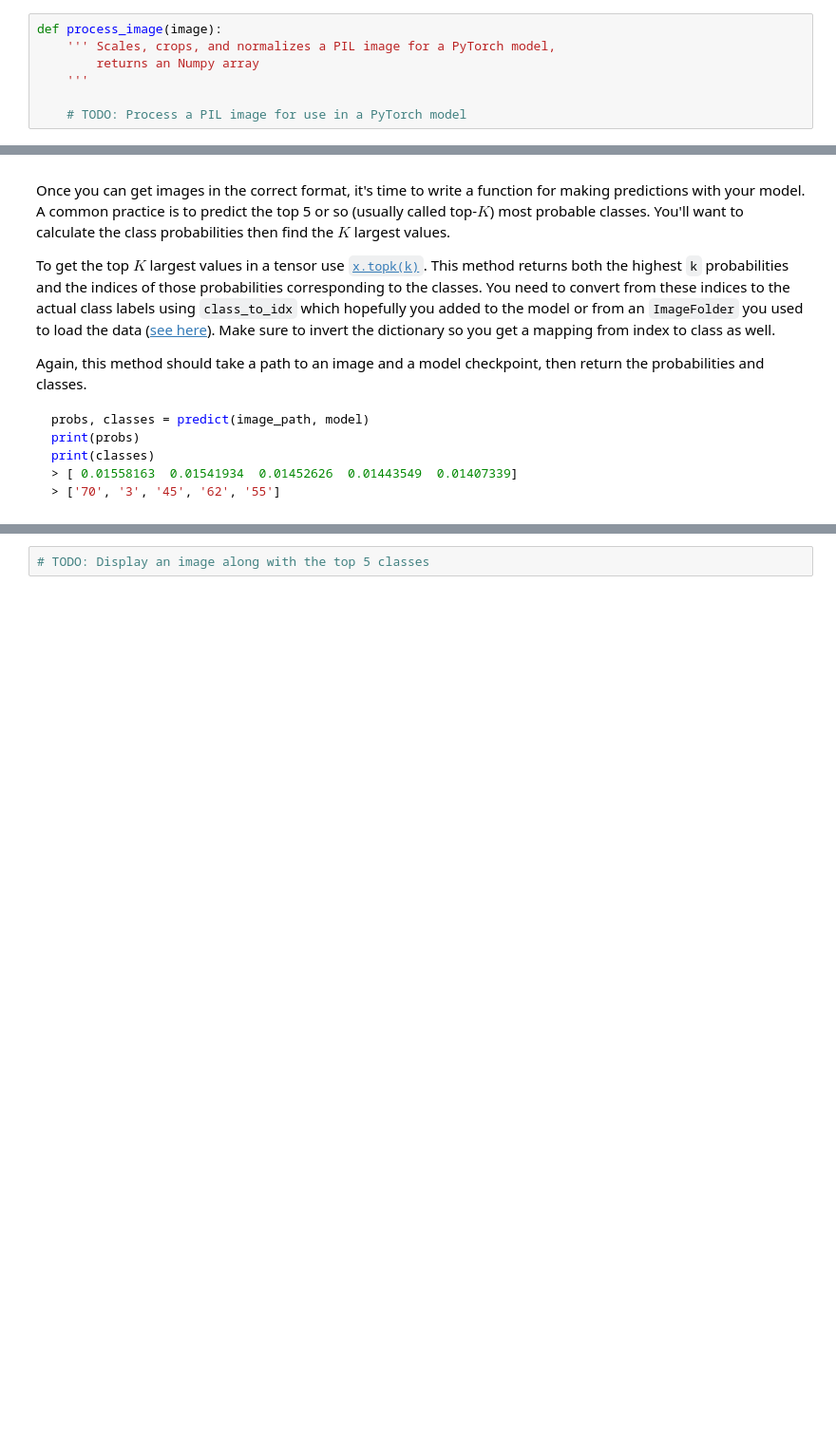
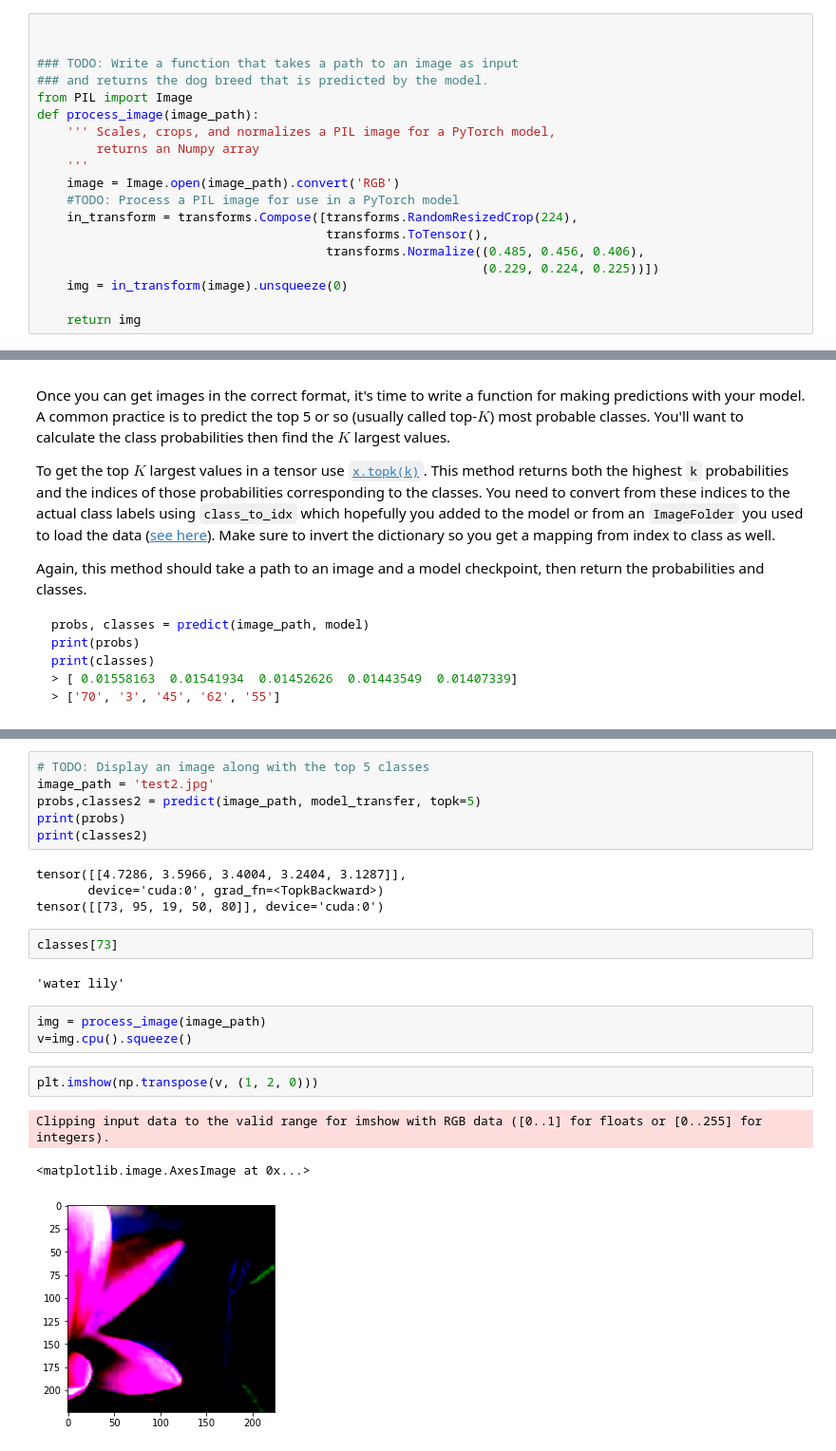
Before and after one commit to Pareshdandane/Deep_learning_Flower_Classifier, a Jupyter notebook: Image Classifier Project.ipynb, the cells around one changed output, grey strips where cells are left out. Shown at 95% size. Drawn from its saved outputs; the diff is of its cells as text; blank space fills up the shorter version.

Commit message:
prepocessing image function , predict functin added

```diff
--- a/Image Classifier Project.ipynb
+++ b/Image Classifier Project.ipynb
@@ -431,13 +434,25 @@ Color channels of images are typically encoded as integers 0-255, but the model
 As before, the network expects the images to be normalized in a specific way. For the means, it's `[0.485, 0.456, 0.406]` and for the standard deviations `[0.229, 0.224, 0.225]`. You'll want to subtract the means from each color channel, then divide by the standard deviation.
 
 And finally, PyTorch expects the color channel to be the first dimension but it's the third dimension in the PIL image and Numpy array. You can reorder dimensions using [`ndarray.transpose`](https://docs.scipy.org/doc/numpy-1.13.0/reference/generated/numpy.ndarray.transpose.html). The color channel needs to be first and retain the order of the other two dimensions.
-# %%
-def process_image(image):
-    ''' Scales, crops, and normalizes a PIL image for a PyTorch model,
-        returns an Numpy array
-    '''
-
-    # TODO: Process a PIL image for use in a PyTorch model
+# %%
+
+
+### TODO: Write a function that takes a path to an image as input
+### and returns the dog breed that is predicted by the model.
+from PIL import Image
+def process_image(image_path):
+    ''' Scales, crops, and normalizes a PIL image for a PyTorch model,
+        returns an Numpy array
+    '''
+    image = Image.open(image_path).convert('RGB')
+    #TODO: Process a PIL image for use in a PyTorch model
+    in_transform = transforms.Compose([transforms.RandomResizedCrop(224),
+                                       transforms.ToTensor(),
+                                       transforms.Normalize((0.485, 0.456, 0.406),
+                                                            (0.229, 0.224, 0.225))])
+    img = in_transform(image).unsqueeze(0)
+
+    return img
 # %% [markdown]
 To check your work, the function below converts a PyTorch tensor and displays it in the notebook. If your `process_image` function works, running the output through this function should return the original image (except for the cropped out portions).
 # %%
@@ -493,3 +513,24 @@ Now that you can use a trained model for predictions, check to make sure it make
 You can convert from the class integer encoding to actual flower names with the `cat_to_name.json` file (should have been loaded earlier in the notebook). To show a PyTorch tensor as an image, use the `imshow` function defined above.
 # %%
 # TODO: Display an image along with the top 5 classes
+image_path = 'test2.jpg'
+probs,classes2 = predict(image_path, model_transfer, topk=5)
+print(probs)
+print(classes2)
+# %% [output]
+tensor([[4.7286, 3.5966, 3.4004, 3.2404, 3.1287]],
+       device='cuda:0', grad_fn=<TopkBackward>)
+tensor([[73, 95, 19, 50, 80]], device='cuda:0')
+# %%
+classes[73]
+# %% [output]
+'water lily'
+# %%
+img = process_image(image_path)
+v=img.cpu().squeeze()
+# %%
+plt.imshow(np.transpose(v, (1, 2, 0)))
+# %% [output]
+Clipping input data to the valid range for imshow with RGB data ([0..1] for floats or [0..255] for integers).
+<matplotlib.image.AxesImage at 0x...>
+[figure, added]
```
Also changed, not shown: parts of 6 cells of this notebook.
